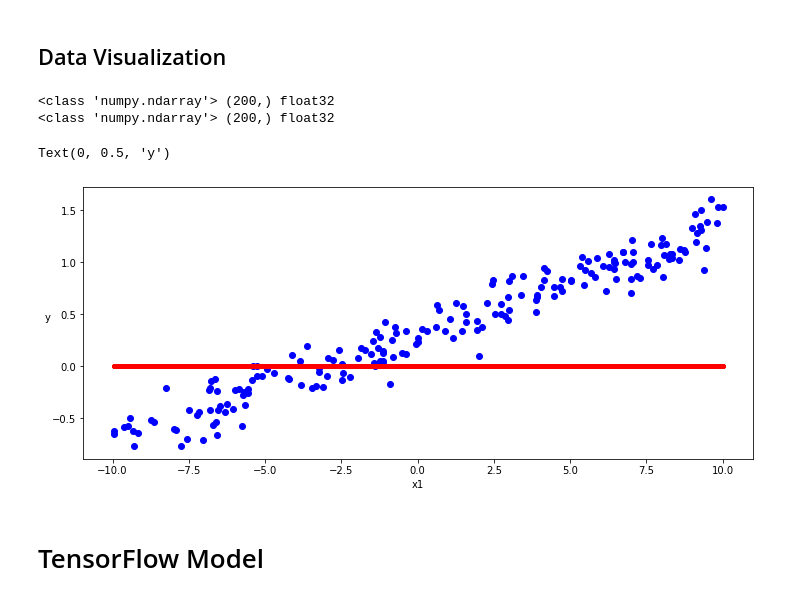
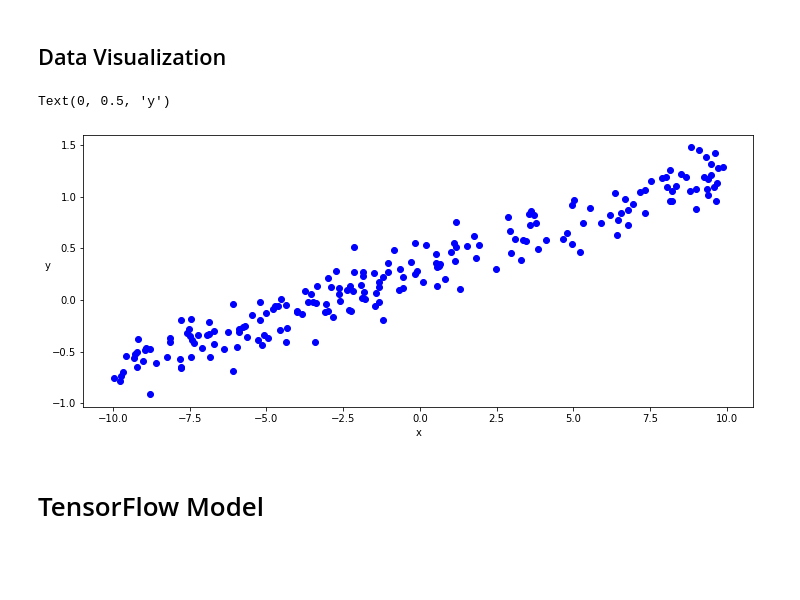
Before and after one commit to JacopoMangiavacchi/TF-VS-PyTorch, a Jupyter notebook: LinearRegression.ipynb, the cells around one changed output. Saved outputs shown, nothing was run; the diff lists cells and outputs as text; code cells hidden in the pictures; blank space fills up the shorter version.

```diff
--- a/LinearRegression.ipynb
+++ b/LinearRegression.ipynb
@@ -33,24 +33,16 @@ def generate_data(m=0.1, b=0.3, n=200):
 # %% [markdown]
 ## Data Visualization
 # %%
-m = tf.Variable(0.)
-b = tf.Variable(0.)
 x, y = generate_data()
-
-print(type(x), x.shape, x.dtype)
-print(type(y), y.shape, y.dtype)
 
 plt.figure(figsize = (12,5))
 ax = plt.subplot(111)
 ax.scatter(x,y, c = "b", label="samples")
-ax.plot(x,m*x+b,"-r",linewidth = 5.0,label = "model")
-plt.xlabel("x1")
+plt.xlabel("x")
 plt.ylabel("y",rotation = 0)
 # %% [output]
-<class 'numpy.ndarray'> (200,) float32
-<class 'numpy.ndarray'> (200,) float32
+Text(0, 0.5, 'y')
-Text(0, 0.5, 'y')
-[figure, old version]
+[figure, new version]
 # %% [markdown]
 # TensorFlow Model
 # %%
```
Also changed, not shown: parts of 3 cells of this notebook.
